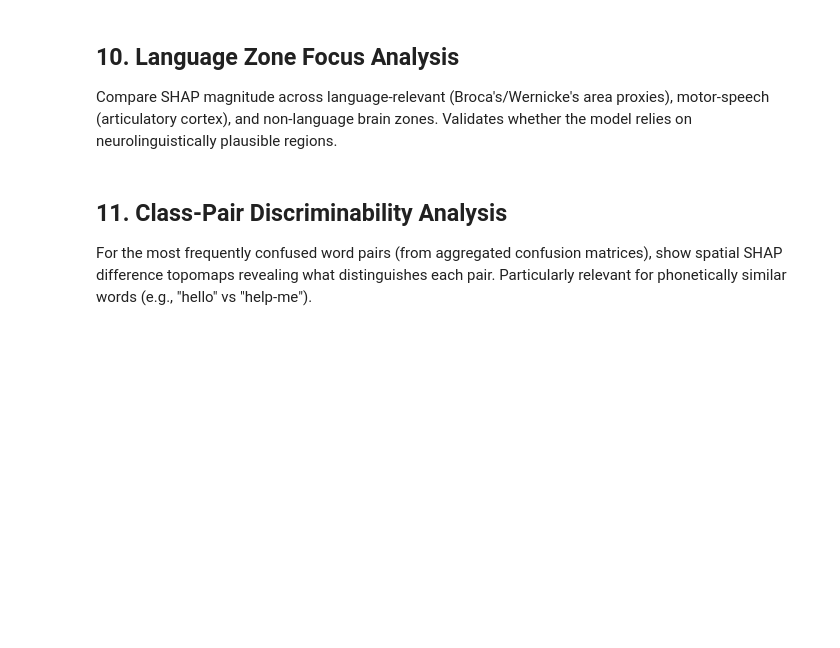
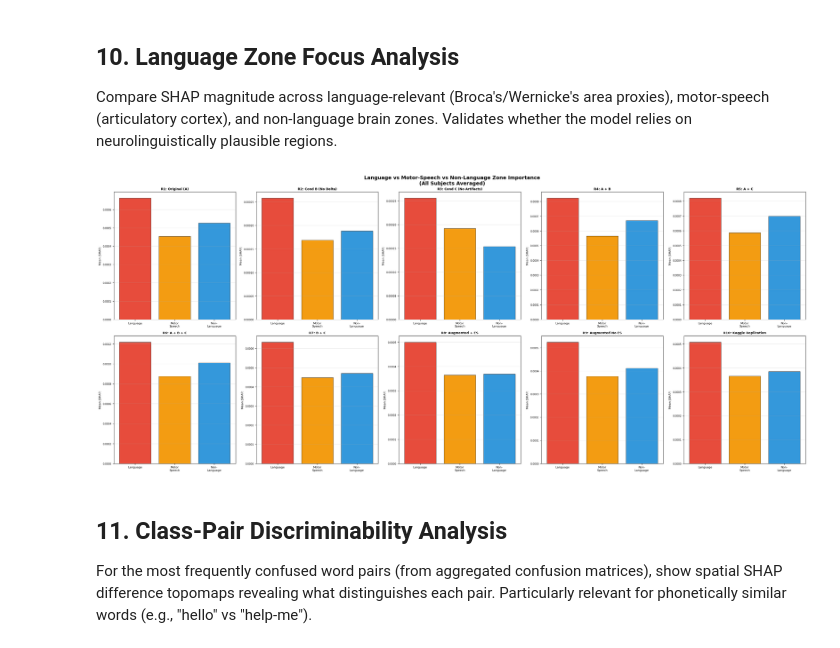
Before and after one commit to kidusabe1/Imagined-Speech-Decoding, a Jupyter notebook: notebooks/shap-analysis.ipynb, the cells around one changed output. Drawn from its saved outputs; the diff is of its cells as text; code cells hidden in the pictures; blank space fills up the shorter version.

```diff
--- a/notebooks/shap-analysis.ipynb
+++ b/notebooks/shap-analysis.ipynb
@@ -928,8 +938,10 @@ Validates whether the model relies on neurolinguistically plausible regions.
 # 10a. Per-experiment language zone comparison (averaged across subjects)
 # ============================================================
 if shap_cache:
-    fig, axes = plt.subplots(2, 5, figsize=(28, 12))
-    axes = axes.flatten()
+    n_cols = 5
+    n_rows = int(np.ceil(len(runs_used) / n_cols))
+    fig, axes = plt.subplots(n_rows, n_cols, figsize=(28, 5 * n_rows))
+    axes = np.array(axes).reshape(-1)
 
     for idx, rk in enumerate(runs_used):
         if idx >= len(axes):
@@ -954,33 +966,35 @@ if shap_cache:
         ax.bar(range(3), list(groups.values()), color=colors, edgecolor='black', linewidth=0.6)
         ax.set_xticks(range(3))
         ax.set_xticklabels(list(groups.keys()), fontsize=8)
         ax.set_title(EXPERIMENTS[rk][0].replace('Run ', 'R'), fontsize=9, fontweight='bold')
         ax.set_ylabel('Mean |SHAP|', fontsize=8)
         ax.tick_params(axis='y', labelsize=7)
         ax.grid(axis='y', alpha=0.3)
 
     for idx in range(len(runs_used), len(axes)):
         axes[idx].set_visible(False)
 
     plt.suptitle('Language vs Motor-Speech vs Non-Language Zone Importance\n(All Subjects Averaged)',
                  fontsize=14, fontweight='bold')
     plt.tight_layout()
     plt.savefig(os.path.join(SHAP_OUTPUT, 'language_zone_comparison.png'), dpi=200)
     plt.show()
     plt.close()
 
     # 10b. Single aggregated comparison across ALL experiments
     all_zone_means = {z: [] for z in Zones.keys()}
     for (rk, sid), cache in shap_cache.items():
         for z, v in cache['zone_avgs'].items():
             all_zone_means[z].append(v)
     global_zone = {z: np.mean(v) for z, v in all_zone_means.items() if v}
     plot_language_zone_comparison(
         global_zone,
         'Language Zone Focus — Global Average (All Experiments × All Subjects)',
         os.path.join(SHAP_OUTPUT, 'language_zone_global.png'))
 else:
     print('No cached data.')
+# %% [output]
+[figure, added]
 # %% [markdown]
 ## 11. Class-Pair Discriminability Analysis
 
```
Also changed, not shown: parts of 18 cells of this notebook, 2 other files.
